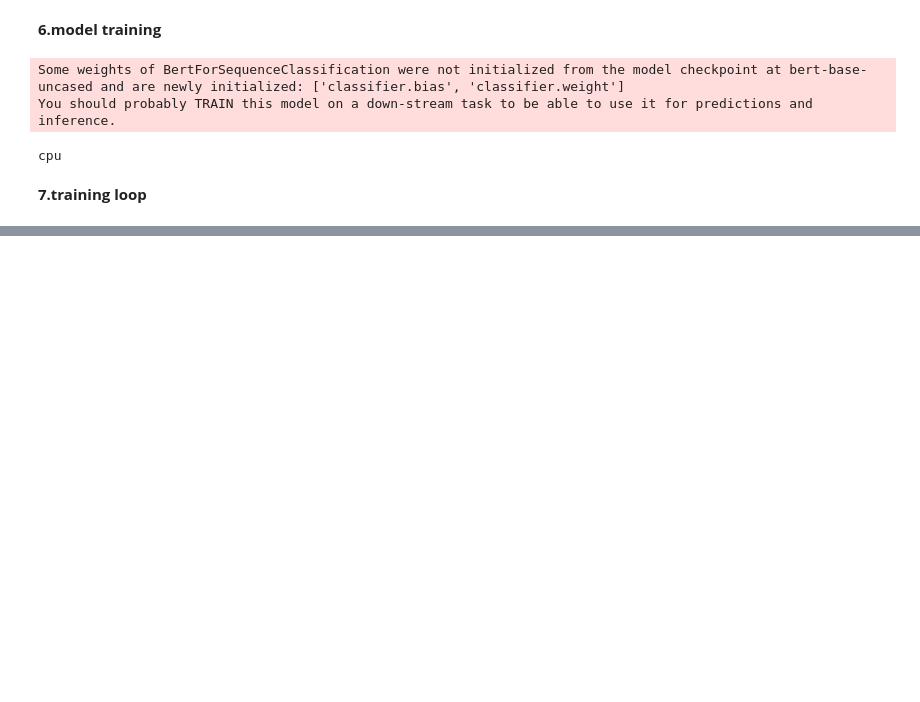
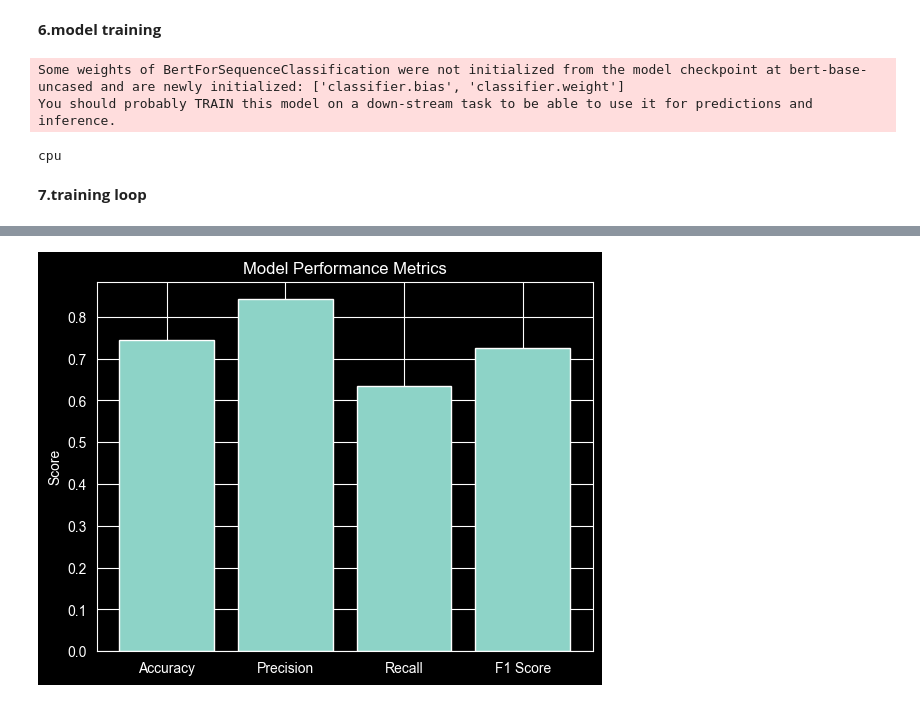
Before and after one commit to techdhanu/adv-gen-ai-innomatics, a Jupyter notebook: Gen AI/Task 4/Task_4.ipynb, the cells around one changed output, grey strips where cells are left out. Cells and saved outputs as stored; diff of their text form; code cells hidden in the pictures; blank space fills up the shorter version.

```diff
--- a/Gen AI/Task 4/Task_4.ipynb
+++ b/Gen AI/Task 4/Task_4.ipynb
@@ -190,0 +324,14 @@ KeyboardInterrupt:
+# %%
+metrics = {
+    "Accuracy": accuracy,
+    "Precision": precision,
+    "Recall": recall,
+    "F1 Score": f1
+}
+
+plt.bar(metrics.keys(), metrics.values())
+plt.title("Model Performance Metrics")
+plt.ylabel("Score")
+plt.show()
+# %% [output]
+[figure, added]
```
Also changed, not shown: parts of 7 cells of this notebook.
